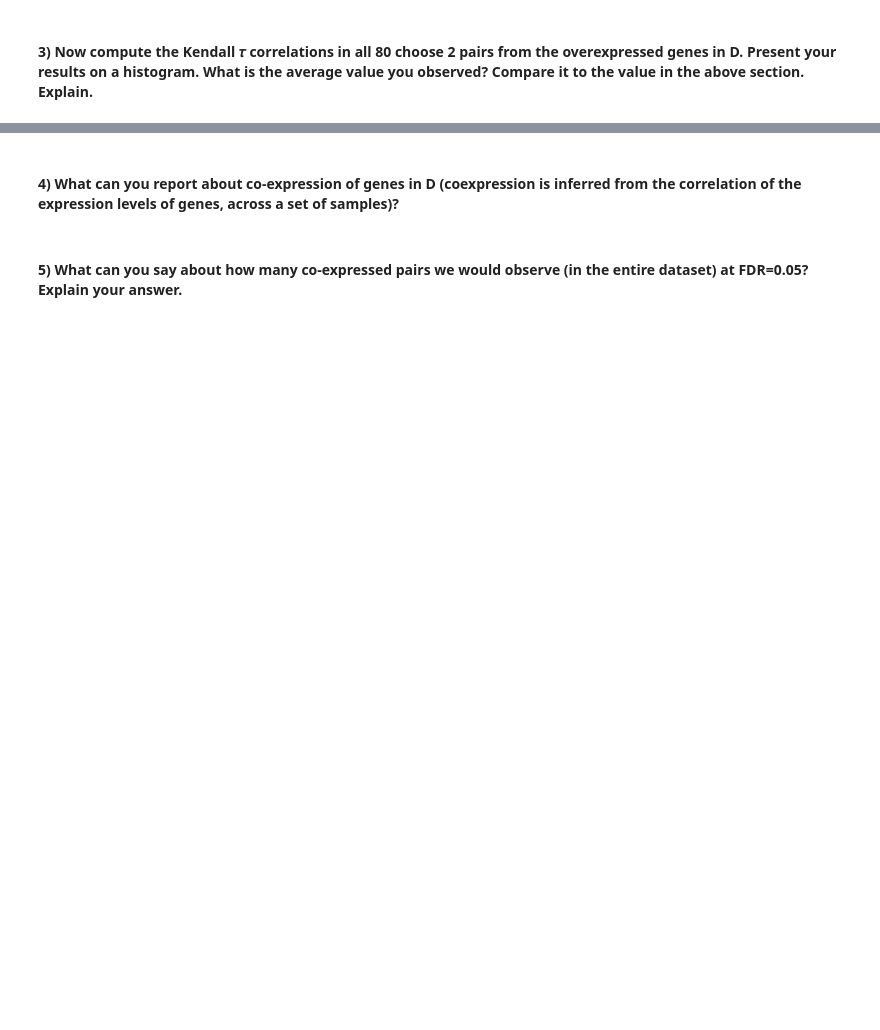
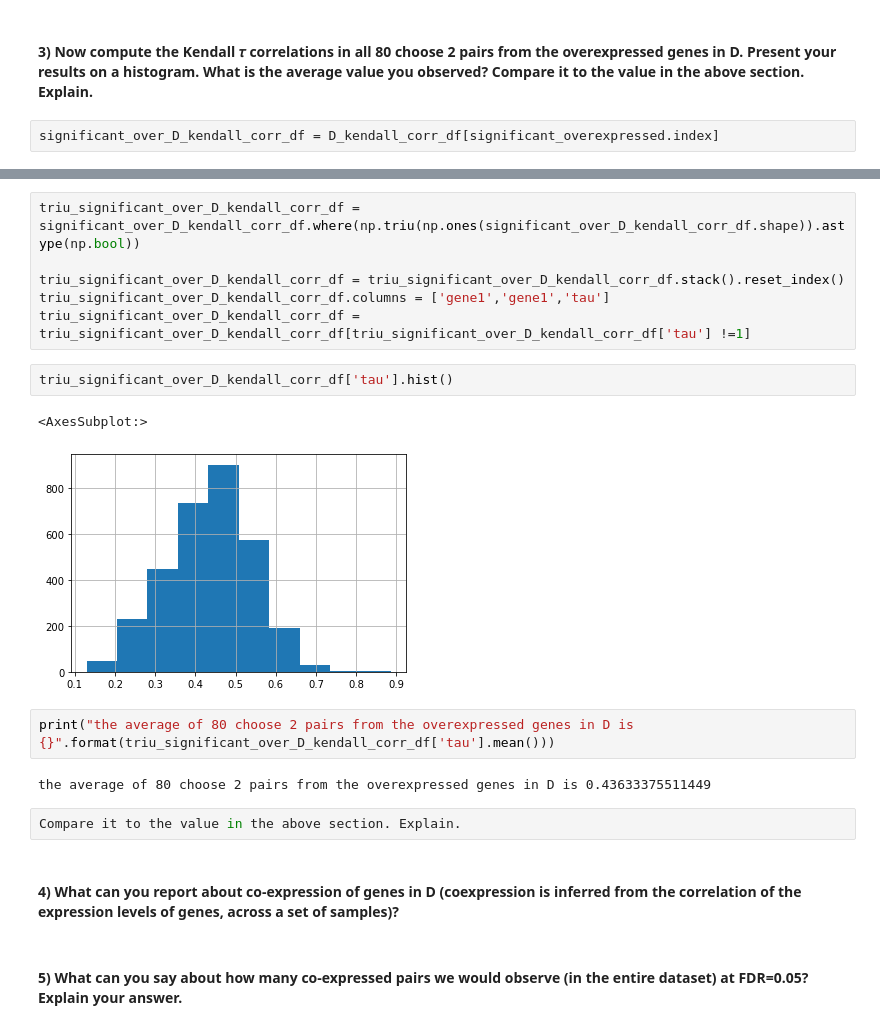
Before and after one commit to leeaz97/SatisticsIDC, a Jupyter notebook: HW4.ipynb, the cells around one changed output, grey strips where cells are left out. Cells and saved outputs as stored; diff of their text form; blank space fills up the shorter version.

```diff
--- a/HW4.ipynb
+++ b/HW4.ipynb
@@ -173,2 +367,4 @@ for n, gene in enumerate(random_genes):
 # %% [markdown]
 #### 3) Now compute the Kendall 𝜏 correlations in all 80 choose 2 pairs from the overexpressed genes in D. Present your results on a histogram. What is the average value you observed? Compare it to the value in the above section. Explain.
+# %%
+significant_over_D_kendall_corr_df = D_kendall_corr_df[significant_overexpressed.index]
@@ -175,3 +391,20 @@ for n, gene in enumerate(random_genes):
+# %%
+triu_significant_over_D_kendall_corr_df = significant_over_D_kendall_corr_df.where(np.triu(np.ones(significant_over_D_kendall_corr_df.shape)).astype(np.bool))
+
+triu_significant_over_D_kendall_corr_df = triu_significant_over_D_kendall_corr_df.stack().reset_index()
+triu_significant_over_D_kendall_corr_df.columns = ['gene1','gene1','tau']
+triu_significant_over_D_kendall_corr_df = triu_significant_over_D_kendall_corr_df[triu_significant_over_D_kendall_corr_df['tau'] !=1]
+# %%
+triu_significant_over_D_kendall_corr_df['tau'].hist()
+# %% [output]
+<AxesSubplot:>
+[figure, added]
+# %%
+print("the average of 80 choose 2 pairs from the overexpressed genes in D is {}".format(triu_significant_over_D_kendall_corr_df['tau'].mean()))
+# %% [output]
+the average of 80 choose 2 pairs from the overexpressed genes in D is 0.43633375511449
+# %%
+Compare it to the value in the above section. Explain.
 # %% [markdown]
 #### 4) What can you report about co-expression of genes in D (coexpression is inferred from the correlation of the expression levels of genes, across a set of samples)?
 # %% [markdown]
```
Also changed, not shown: parts of 33 cells of this notebook.
